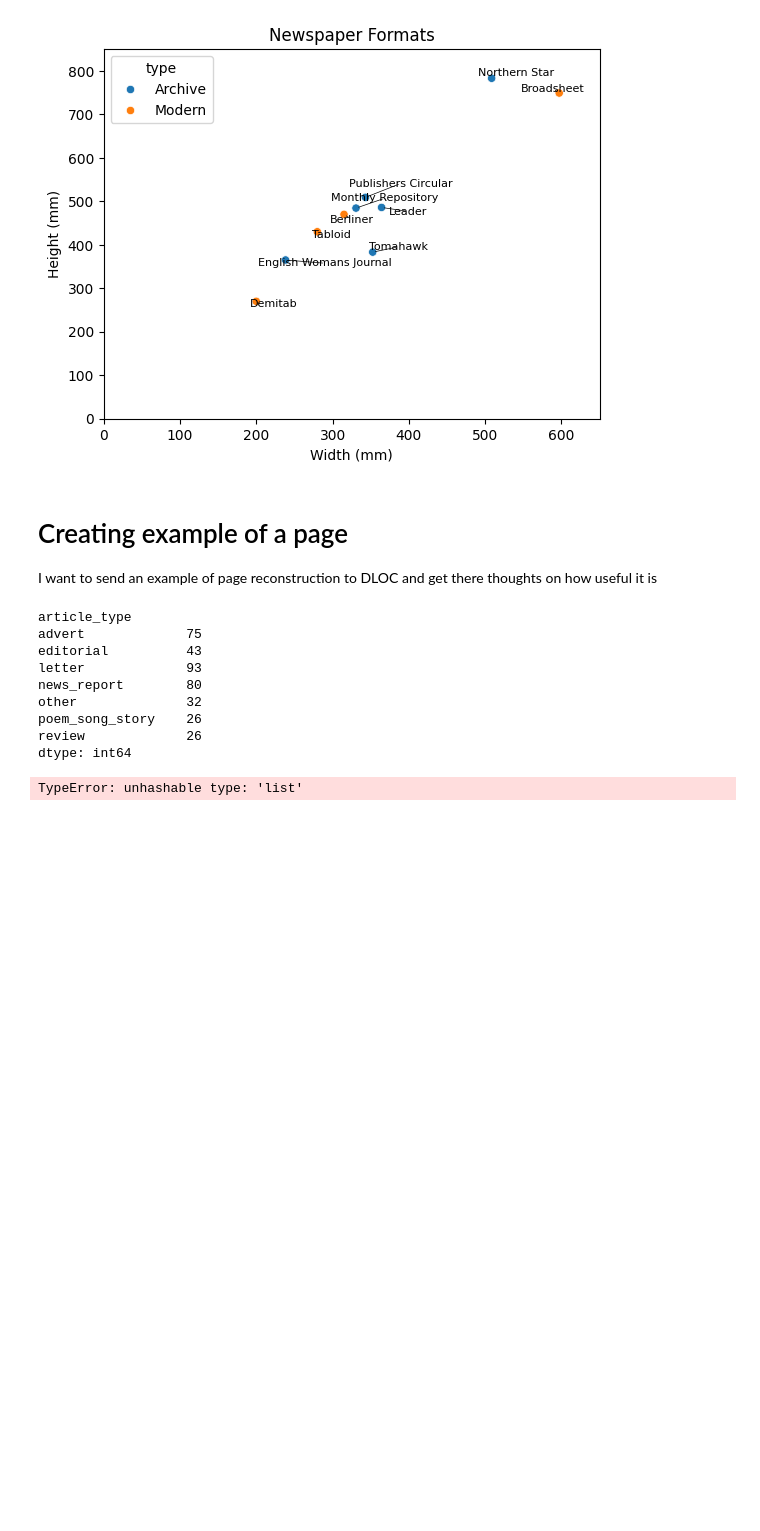
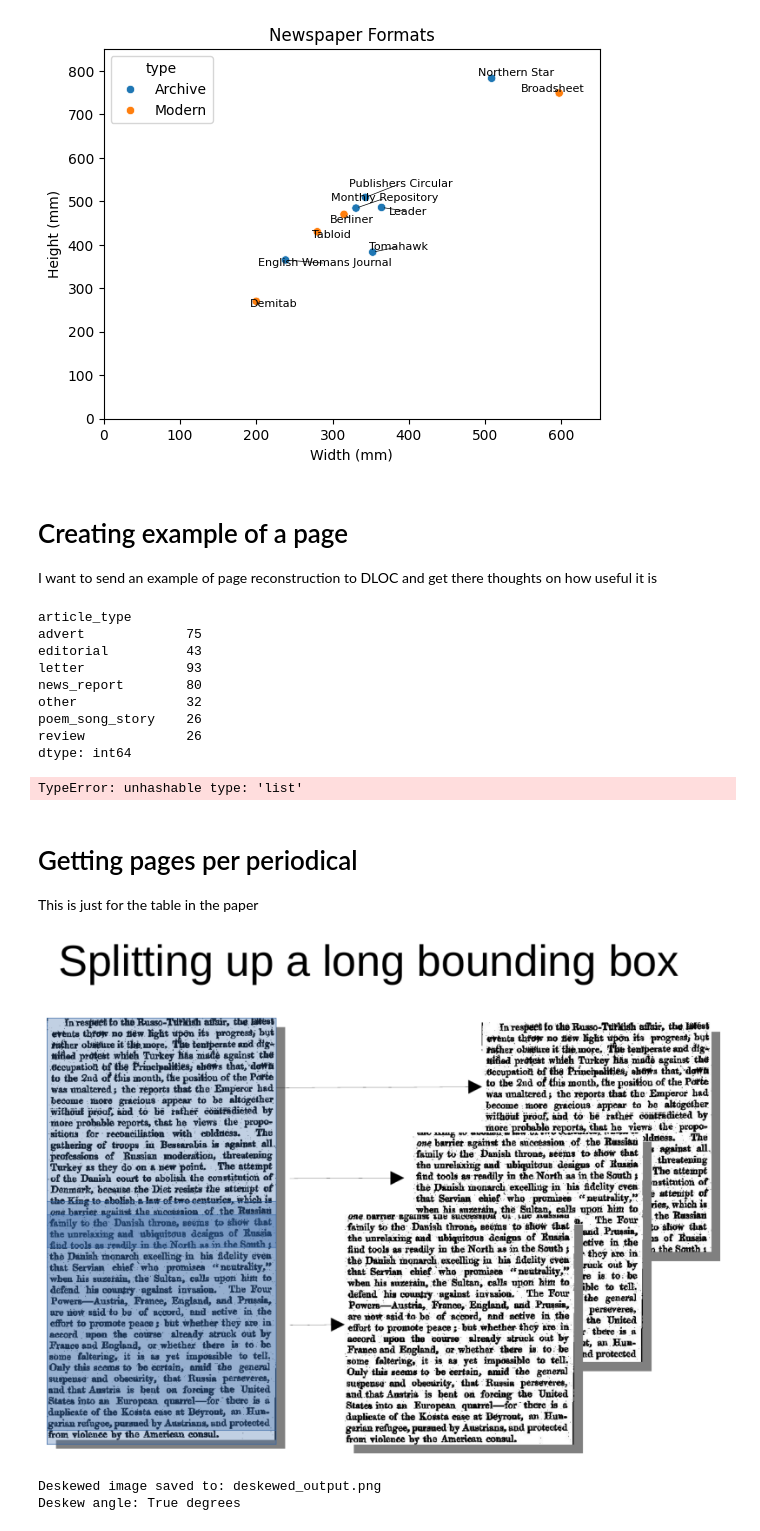
Before and after one commit to JonnoB/reading_the_unreadable, a Jupyter notebook: scrapbook.ipynb, the cells around one changed output. Cells and saved outputs as stored; diff of their text form; code cells hidden in the pictures; blank space fills up the shorter version.

```diff
--- a/scrapbook.ipynb
+++ b/scrapbook.ipynb
@@ -4,6 +4,7 @@ import os
 import seaborn as sns
 import matplotlib.pyplot as plt
 image_folder = os.environ['image_folder']
+save_figs = os.environ['save_figs']
 # %% [markdown]
 # Scrap book
 
@@ -570,3 +571,7 @@ dtype: int64
 df.groupby(['topic_classes']).size()
 # %% [output]
 TypeError: unhashable type: 'list'
+# %% [markdown]
+# Getting pages per periodical
+
+This is just for the table in the paper
@@ -572,0 +595,58 @@ TypeError: unhashable type: 'list'
+# %%
+from pdf2image import convert_from_path
+from PIL import ImageOps
+
+# Convert PDF to images
+image = convert_from_path('data/splitting_bounding.pdf')[0]
+
+# Get bounding box of non-white pixels
+bbox = ImageOps.invert(image).getbbox()
+
+# Crop image to bounding box
+cropped_image = image.crop(bbox)
+
+# Display
+plt.figure(figsize=(10, 10))
+plt.imshow(cropped_image)
+plt.axis('off')
+plt.show()
+
+
+cropped_image.save(os.path.join(save_figs,'splitting_bounding.png'))
+# %% [output]
+[figure, added]
+# %%
+from wand.image import Image
+from PIL import Image as PILImage
+def deskew_image(input_path, output_path=None):
+    try:
+        # Load the image
+        with Image(filename=input_path) as img:
+            # Get the deskew angle
+            angle = img.deskew(0.4 * img.quantum_range)  # 0.4 is the threshold (default)
+
+            # Perform the deskew operation
+            img.rotate(angle)
+
+            # Save the deskewed image if output path is provided
+            if output_path:
+                img.save(filename=output_path)
+                print(f"Deskewed image saved to: {output_path}")
+
+            print(f"Deskew angle: {angle} degrees")
+            return img
+
+    except Exception as e:
+        print(f"An error occurred: {str(e)}")
+        return None
+
+# Path to your image
+input_image_path = "data/images_for_paper/NSS_1852-10-02_page_14_B0C3R18.png"
+#input_image_path = "data/converted/ncse_cropped_images/NSS_1852-10-02_page_14_B0C1R1.png"
+output_image_path = "deskewed_output.png"  # Optional: path where to save the deskewed image
+
+# Perform deskewing
+deskewed_image = deskew_image(input_image_path, output_image_path)
+# %% [output]
+Deskewed image saved to: deskewed_output.png
+Deskew angle: True degrees
```
Also changed, not shown: parts of 5 cells of this notebook, 7 other files.
